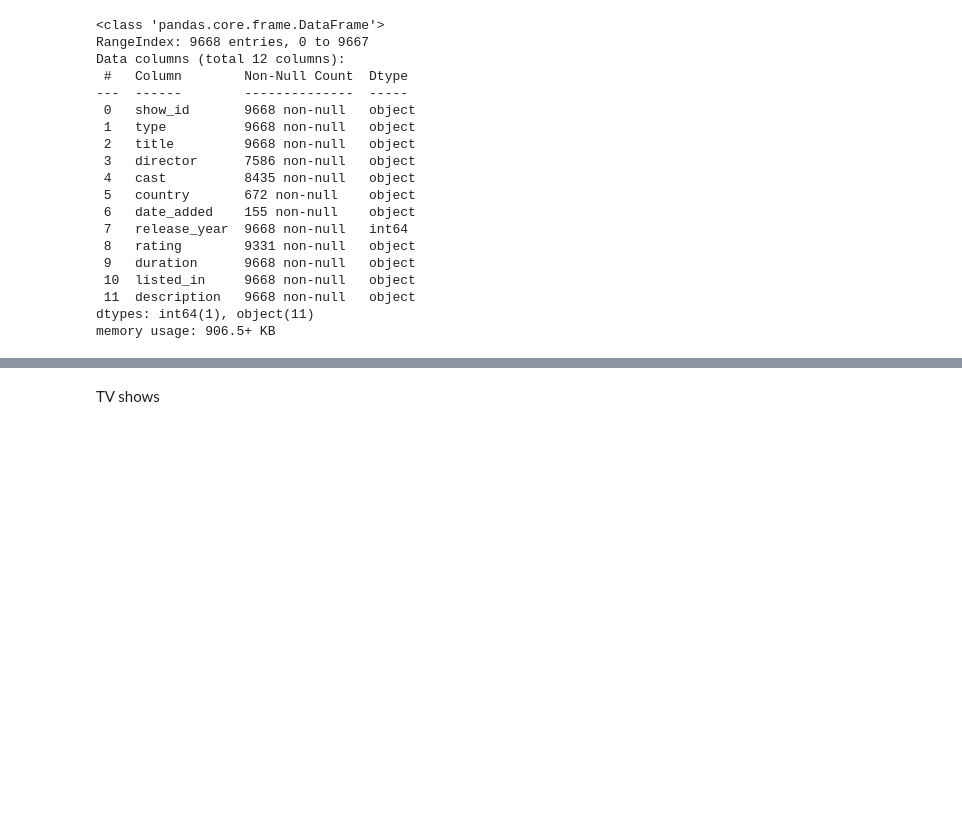
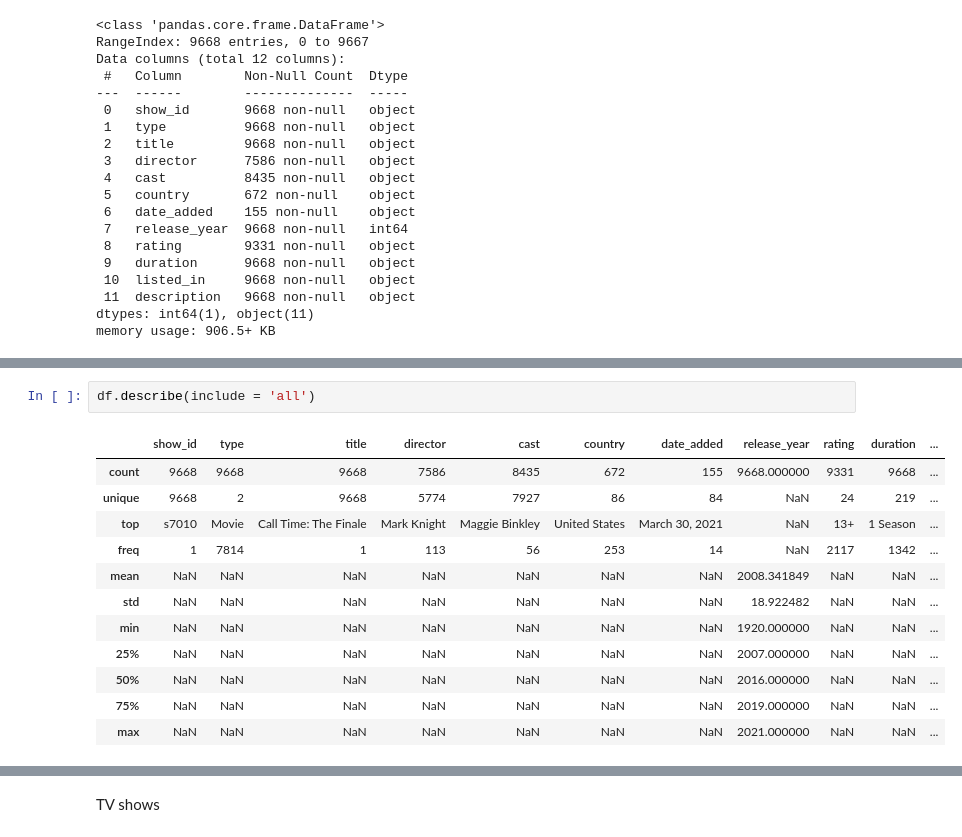
Before and after one commit to VisarBuza/BachelorThesis_StreamingVideos, a Jupyter notebook: phase1.ipynb, the cells around one changed output, grey strips where cells are left out. Drawn from its saved outputs; the diff is of its cells as text; blank space fills up the shorter version.

```diff
--- a/phase1.ipynb
+++ b/phase1.ipynb
@@ -63,0 +82,15 @@ Add features to the dataset
+# %%
+df.describe(include = 'all')
+# %% [output]
+|  | show_id | type | title | director | cast | country | date_added | release_year | rating | duration | ... |
+| count | 9668 | 9668 | 9668 | 7586 | 8435 | 672 | 155 | 9668.000000 | 9331 | 9668 | ... |
+| unique | 9668 | 2 | 9668 | 5774 | 7927 | 86 | 84 | NaN | 24 | 219 | ... |
+| top | s7010 | Movie | Call Time: The Finale | Mark Knight | Maggie Binkley | United States | March 30, 2021 | NaN | 13+ | 1 Season | ... |
+| freq | 1 | 7814 | 1 | 113 | 56 | 253 | 14 | NaN | 2117 | 1342 | ... |
+| mean | NaN | NaN | NaN | NaN | NaN | NaN | NaN | 2008.341849 | NaN | NaN | ... |
+| std | NaN | NaN | NaN | NaN | NaN | NaN | NaN | 18.922482 | NaN | NaN | ... |
+| min | NaN | NaN | NaN | NaN | NaN | NaN | NaN | 1920.000000 | NaN | NaN | ... |
+| 25% | NaN | NaN | NaN | NaN | NaN | NaN | NaN | 2007.000000 | NaN | NaN | ... |
+| 50% | NaN | NaN | NaN | NaN | NaN | NaN | NaN | 2016.000000 | NaN | NaN | ... |
+| 75% | NaN | NaN | NaN | NaN | NaN | NaN | NaN | 2019.000000 | NaN | NaN | ... |
+| max | NaN | NaN | NaN | NaN | NaN | NaN | NaN | 2021.000000 | NaN | NaN | ... |
```
Also changed, not shown: parts of 54 cells of this notebook.
